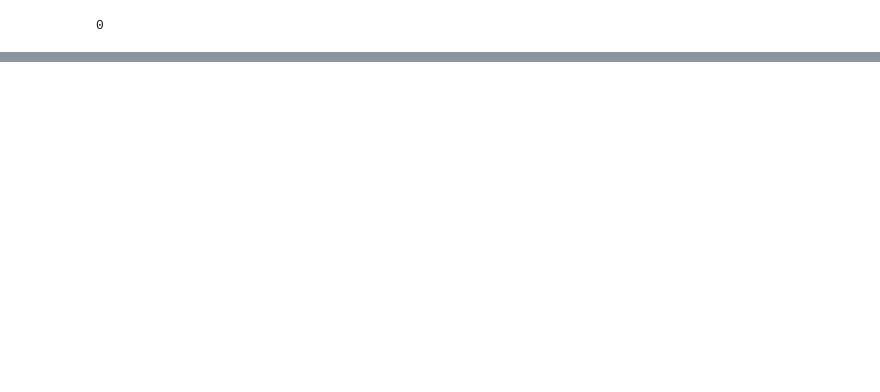
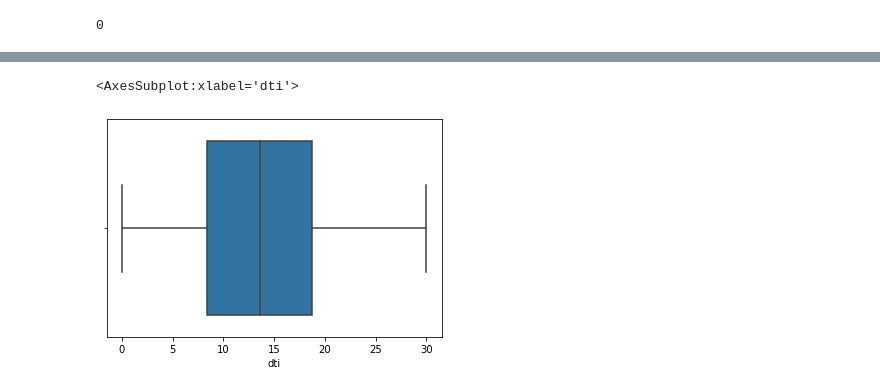
Before and after one commit to prashantsrivastava1/LendingClubCaseStudy, a Jupyter notebook: CaseStudyEDA.ipynb, the cells around one changed output, grey strips where cells are left out. Saved outputs shown, nothing was run; the diff lists cells and outputs as text; code cells hidden in the pictures; blank space fills up the shorter version.

```diff
--- a/CaseStudyEDA.ipynb
+++ b/CaseStudyEDA.ipynb
@@ -116,0 +259,5 @@ loan_data.head()
+# %%
+sns.boxplot(loan_data.dti)
+# %% [output]
+<AxesSubplot:xlabel='dti'>
+[figure, added]
```
Also changed, not shown: parts of 105 cells of this notebook.
